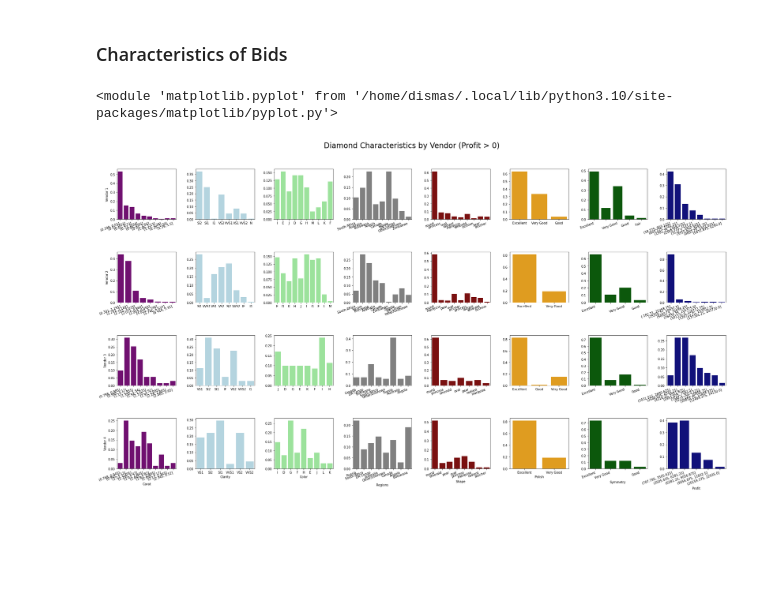
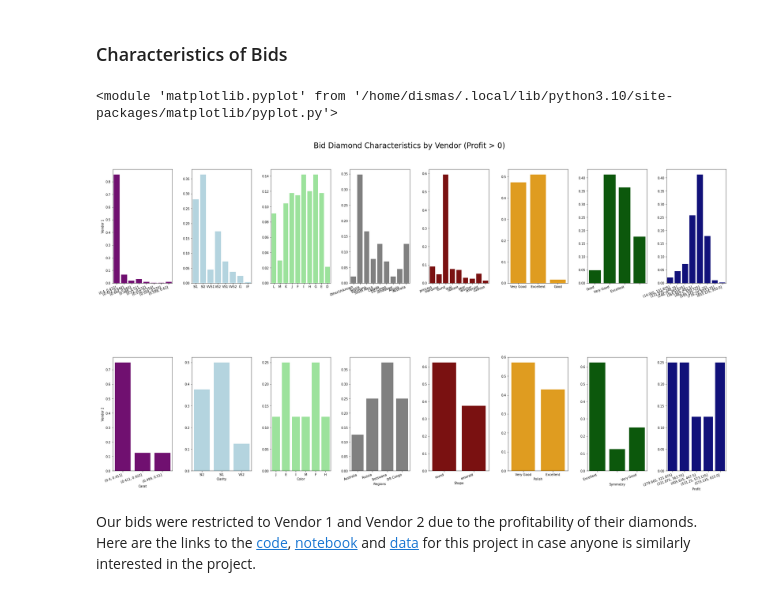
Before and after one commit to dtemkin/blog_resources, a Jupyter notebook: diamond/code/Analysis.ipynb, the cells around one changed output. Cells and saved outputs as stored; diff of their text form; code cells hidden in the pictures; blank space fills up the shorter version.

```diff
--- a/diamond/code/Analysis.ipynb
+++ b/diamond/code/Analysis.ipynb
@@ -173,7 +173,8 @@ Correlation: 0.9951311246913659
 MAE: 0.07857784731898033
 MAPE: 0.008706345917298108
 # %%
-actpred_df = pd.DataFrame({"actual_price": [np.exp(_) for _  in y_valid_price],
+actpred_df = pd.DataFrame({'id': [_ for _ in predicted_price['id']],
+                           "actual_price": [np.exp(_) for _  in y_valid_price],
                            'actual_retail': [np.exp(_) for _  in y_valid_retail],
                            'predicted_price': [np.exp(_) for _  in predicted_price['LogPrice']],
                            'predicted_retail': [np.exp(_) for _  in predicted_retail['LogRetail']]})
@@ -193,27 +194,27 @@ Name: predicted_price, dtype: float64
 print("\n......................................")
 print("No Price Limit, No Price Adjust")
 print("......................................\n")
-bid_math(actpred_df,
-         price_limit=False,
-         price_add=0)
+id0 = bid_math(actpred_df,
+               price_limit=False,
+               price_add=0)
 print("\n......................................")
 print("No Price Limit, 8K Price Adjust - Most Profit")
 print("......................................\n")
-bid_math(actpred_df,
-         price_limit=False,
-         price_add=8000)
+id1 = bid_math(actpred_df,
+               price_limit=False,
+               price_add=8000)
 print("\n......................................\n")
 print("24K Price Limit, No Price Adjust")
 print("\n......................................\n")
-bid_math(actpred_df,
-         price_limit=True,
-         price_add=0)
+id2 = bid_math(actpred_df,
+               price_limit=True,
+               price_add=0)
 print("\n......................................\n")
 print("24K Price Limit, 1K Price Adjust - Best Model")
 print("\n......................................\n")
-bid_math(actpred_df,
-         price_limit=True,
-         price_add=1000)
+id3 = bid_math(actpred_df,
+               price_limit=True,
+               price_add=1000)
 # %% [output]
 ......................................
 No Price Limit, No Price Adjust
@@ -244,8 +245,11 @@ The simplest way to reduce the number of under-bids is to add a fixed amount to
 # %% [markdown]
 ### Characteristics of Bids
 # %%
+orig_train.insert(len(orig_train.columns), 'idx', orig_train.index)
 
-vendor_charbars(orig_train.loc[predicted_price['id']], vendors=[1, 2, 3, 4], chars=8, max_profit=0)
+vendor_charbars(orig_train[orig_train['idx'].isin(id3)], vendors=[1, 2], chars=8, max_profit=0, ttl="Bid Diamond Characteristics by Vendor (Profit > 0)")
 # %% [output]
 <module 'matplotlib.pyplot' from '/home/dismas/.local/lib/python3.10/site-packages/matplotlib/pyplot.py'>
-[figure, old version]
+[figure, new version]
+# %% [markdown]
+Our bids were restricted to Vendor 1 and Vendor 2 due to the profitability of their diamonds. Here are the links to the [code](), [notebook]() and [data]() for this project in case anyone is similarly interested in the project.
```
Also changed, not shown: parts of 1 cell of this notebook.
